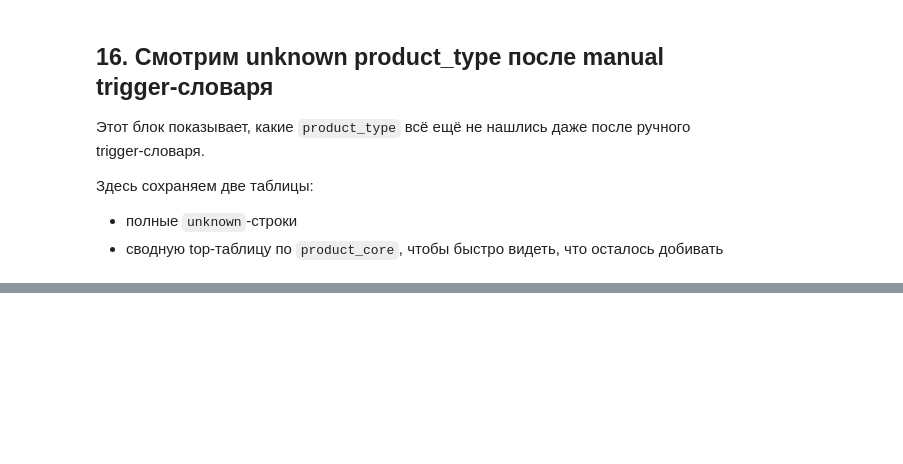
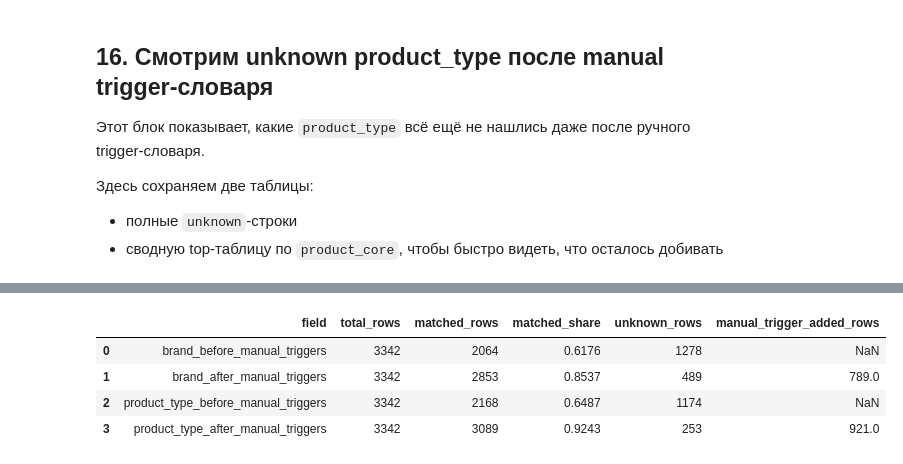
Before and after one commit to valeriyabrovchuk/grocery_price_analysis, a Jupyter notebook: groceries_comparison_limassol.ipynb, the cells around one changed output, grey strips where cells are left out. Drawn from its saved outputs; the diff is of its cells as text; code cells hidden in the pictures; blank space fills up the shorter version.

```diff
--- a/groceries_comparison_limassol.ipynb
+++ b/groceries_comparison_limassol.ipynb
@@ -2664,0 +2678,11 @@ unknown_after_manual_top.head(30)
+# %%
+COVERAGE_WITH_MANUAL_PATH = OUTPUT_DIR / 'brand_product_type_coverage_with_manual_triggers.csv'
+
+coverage_with_manual = pd.read_csv(COVERAGE_WITH_MANUAL_PATH, encoding='utf-8-sig')
+coverage_with_manual
+# %% [output]
+|  | field | total_rows | matched_rows | matched_share | unknown_rows | manual_trigger_added_rows |
+| 0 | brand_before_manual_triggers | 3342 | 2064 | 0.6176 | 1278 | NaN |
+| 1 | brand_after_manual_triggers | 3342 | 2853 | 0.8537 | 489 | 789.0 |
+| 2 | product_type_before_manual_triggers | 3342 | 2168 | 0.6487 | 1174 | NaN |
+| 3 | product_type_after_manual_triggers | 3342 | 3089 | 0.9243 | 253 | 921.0 |
```
Also changed, not shown: parts of 7 cells of this notebook, 34 other files.
